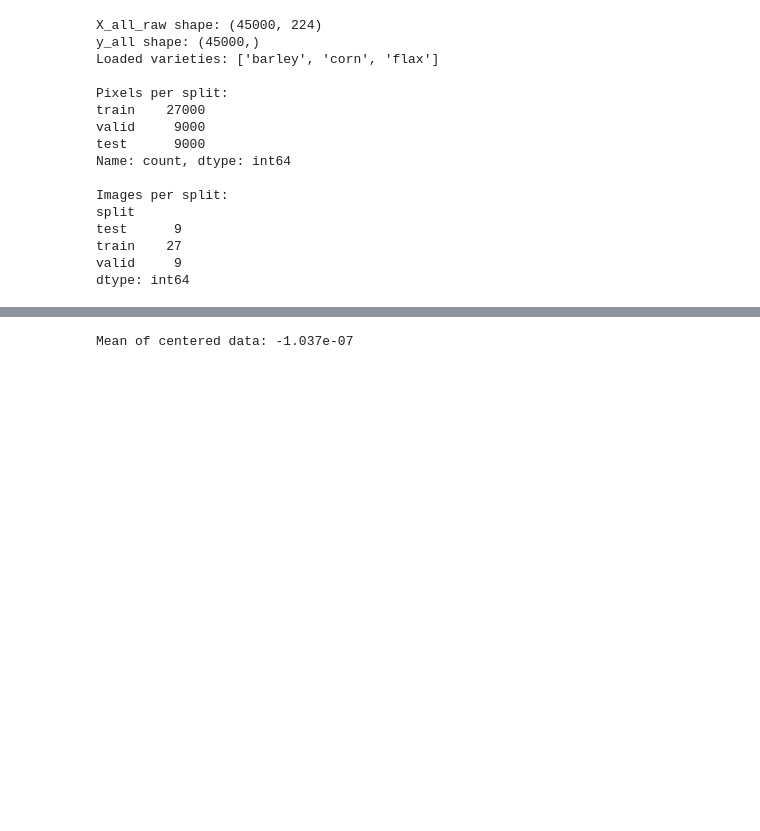
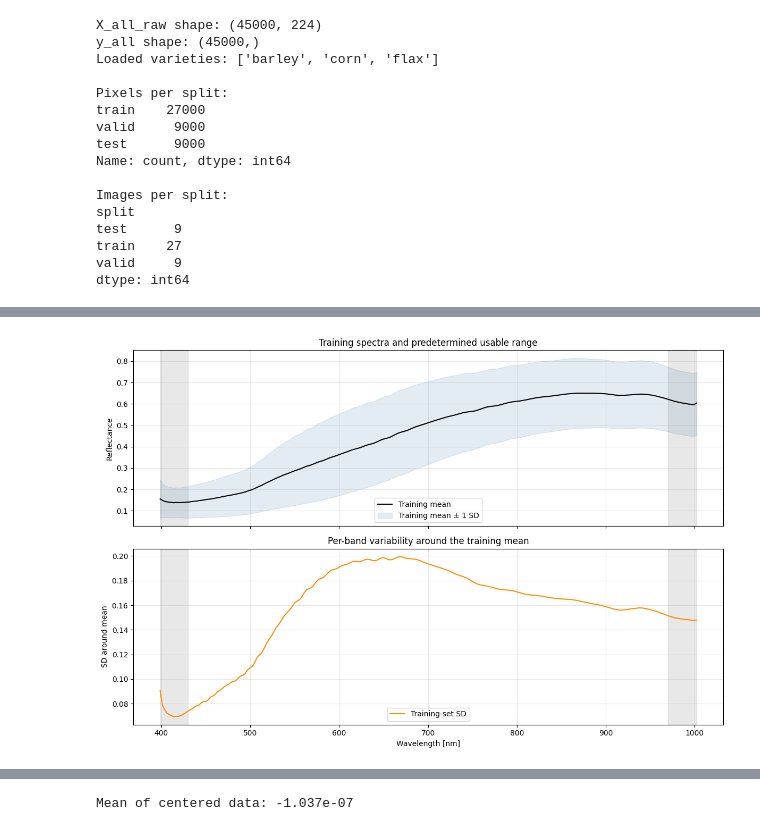
Before and after one commit to isaacmuscat03/Grain-Variety-Classification, a Jupyter notebook: spectral_exploration.ipynb, the cells around one changed output, grey strips where cells are left out. Saved outputs shown, nothing was run; the diff lists cells and outputs as text; code cells hidden in the pictures; blank space fills up the shorter version.

```diff
--- a/spectral_exploration.ipynb
+++ b/spectral_exploration.ipynb
@@ -96,0 +112,99 @@ dtype: int64
+# %%
+# --- Predetermined usable wavelength range for band selection ---
+
+import numpy as np
+import pandas as pd
+import matplotlib.pyplot as plt
+
+# Keep the original 224-band matrix unchanged. This is important because
+# selected indices must still refer to the original hyperspectral cubes.
+wavelengths = np.asarray(wlens, dtype=float)
+
+USABLE_MIN_NM = 430.0
+USABLE_MAX_NM = 970.0
+
+usable_band_mask = (
+    (wavelengths >= USABLE_MIN_NM)
+    & (wavelengths <= USABLE_MAX_NM)
+)
+
+usable_band_indices = np.flatnonzero(usable_band_mask)
+wavelengths_usable = wavelengths[usable_band_indices]
+
+if len(usable_band_indices) == 0:
+    raise ValueError("No bands fall inside the requested usable range.")
+
+train_pixel_mask = split_all == "train"
+X_train_range_diagnostic = X_all_raw[train_pixel_mask]
+
+train_band_mean = X_train_range_diagnostic.mean(axis=0)
+train_band_std = X_train_range_diagnostic.std(axis=0)
+
+print(f"Original range: {wavelengths[0]:.1f}–{wavelengths[-1]:.1f} nm")
+print(
+    f"Usable range: {wavelengths_usable[0]:.1f}–"
+    f"{wavelengths_usable[-1]:.1f} nm"
+)
+print(f"Original bands: {len(wavelengths)}")
+print(f"Usable bands: {len(usable_band_indices)}")
+print(f"Removed at beginning: {usable_band_indices[0]}")
+print(
+    "Removed at end:",
+    len(wavelengths) - usable_band_indices[-1] - 1
+)
+
+fig, axes = plt.subplots(2, 1, figsize=(12, 8), sharex=True)
+
+axes[0].plot(
+    wavelengths,
+    train_band_mean,
+    color="black",
+    linewidth=1.5,
+    label="Training mean"
+)
+
+axes[0].fill_between(
+    wavelengths,
+    train_band_mean - train_band_std,
+    train_band_mean + train_band_std,
+    color="steelblue",
+    alpha=0.15,
+    label="Training mean ± 1 SD"
+)
+
+axes[0].set_ylabel("Reflectance")
+axes[0].set_title("Training spectra and predetermined usable range")
+axes[0].legend()
+axes[0].grid(alpha=0.3)
+
+axes[1].plot(
+    wavelengths,
+    train_band_std,
+    color="darkorange",
+    label="Training-set SD"
+)
+
+axes[1].set_xlabel("Wavelength [nm]")
+axes[1].set_ylabel("SD around mean")
+axes[1].set_title("Per-band variability around the training mean")
+axes[1].legend()
+axes[1].grid(alpha=0.3)
+
+for ax in axes:
+    ax.axvspan(
+        wavelengths[0],
+        USABLE_MIN_NM,
+        color="gray",
+        alpha=0.18,
+        label="Excluded edge"
+    )
+    ax.axvspan(
+        USABLE_MAX_NM,
+        wavelengths[-1],
+        color="gray",
+        alpha=0.18
+    )
+
+plt.tight_layout()
+plt.show()
+# %% [output]
@@ -97 +217,2 @@ dtype: int64
+[figure, added]
 # %% [markdown]
```
Also changed, not shown: parts of 16 cells of this notebook, 1 other file.
